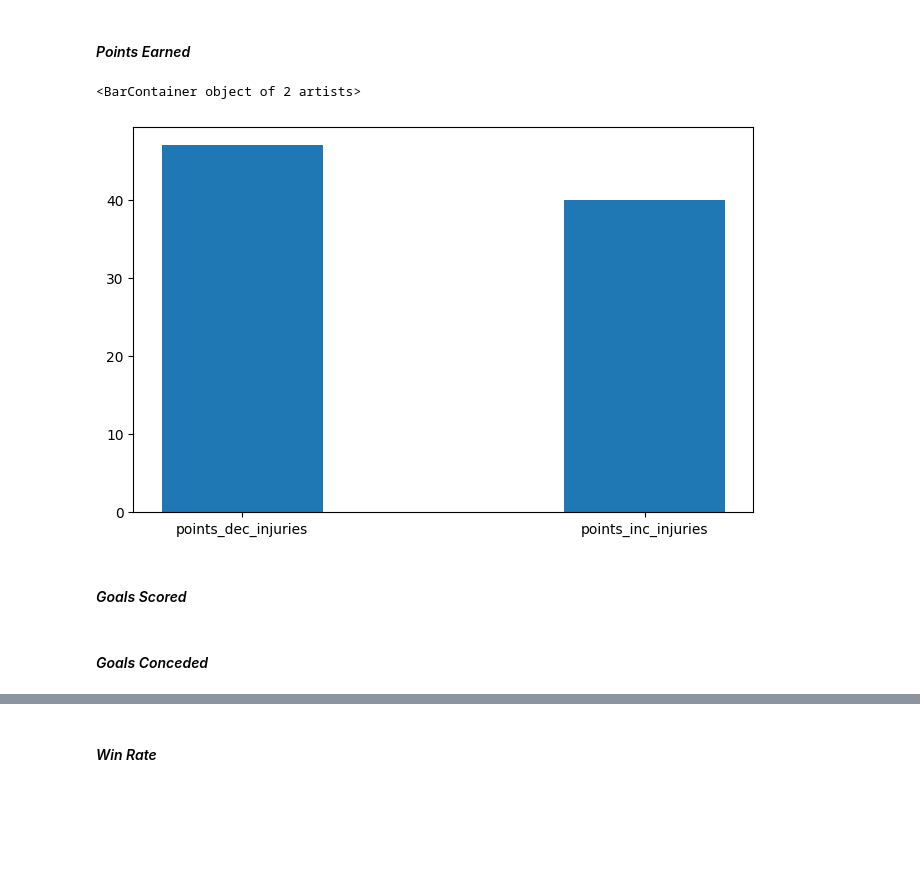
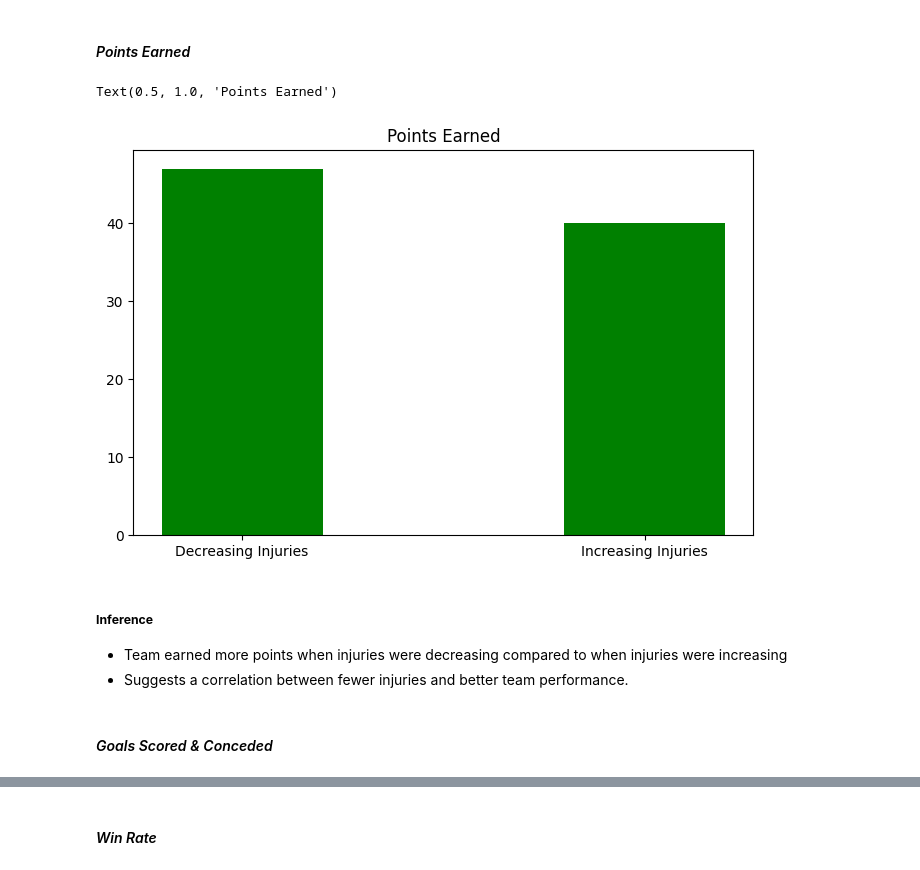
Before and after one commit to CDNamchu/atm-injury-analysis, a Jupyter notebook: injury-analysis/Injury_analysis.ipynb, the cells around one changed output, grey strips where cells are left out. Saved outputs shown, nothing was run; the diff lists cells and outputs as text; code cells hidden in the pictures; blank space fills up the shorter version.

Commit message:
Bar plots added
Bar plots added to the performance metrics sections

```diff
--- a/injury-analysis/Injury_analysis.ipynb
+++ b/injury-analysis/Injury_analysis.ipynb
@@ -248,35 +248,42 @@ Various performance/match metrics will be compared between periods of increasing
 Based on the plots and findings above:\
 _["2023-08 - 2023-09";  "2023-10 - 2023-11";  "2024-01 - 2024-03"] --> Periods of increasing injuries_\
 _["2023-09 - 2023-10";  "2023-11 - 2024-01";  "2024-03 - 2024-05"] --> Periods of decreasing injuries_
+# %%
+# time periods of increasing and decreasing injuries
+period_inc_injuries = [pd.date_range(start="2023-08",end="2023-09"), pd.date_range(start="2023-10",end="2023-11"), pd.date_range(start="2024-01",end0="2024-03")]
+
+period_dec_injuries = [pd.date_range(start="2023-09",end="2023-10"), pd.date_range(start="2023-11",end="2024-01"), pd.date_range(start="2024-03",end="2024-05")]
 # %% [markdown]
 #### _Points Earned_
 # %%
-# time periods of increasing and decreasing injuries
-period_inc_injuries = [pd.date_range(start="2023-08",end="2023-09"), pd.date_range(start="2023-10",end="2023-11"), pd.date_range(start="2024-01",end="2024-03")]
-period_dec_injuries = [pd.date_range(start="2023-09",end="2023-10"), pd.date_range(start="2023-11",end="2024-01"), pd.date_range(start="2024-03",end="2024-05")]
-
 points_inc_injuries = points_dec_injuries = 0
 
 # points accumulated when injuries were increasing
 for date in period_inc_injuries:
     for index, row in matches_df.iterrows():
         if row['Match Date'] in date:
             if row['Result'] == 'Win': points_inc_injuries += 3
             elif row['Result'] == 'Draw': points_inc_injuries += 1
 
 # points accumulated when injuries were decreasing
 for date in period_dec_injuries:
     for index, row in matches_df.iterrows():
         if row['Match Date'] in date:
             if row['Result'] == 'Win': points_dec_injuries += 3
             elif row['Result'] == 'Draw': points_dec_injuries += 1
 
-points_dict = {'points_dec_injuries':points_dec_injuries, 'points_inc_injuries':points_inc_injuries}
+# dictionary to plot
+points_dict = {'Decreasing Injuries':points_dec_injuries, 'Increasing Injuries':points_inc_injuries}
 
 plt.figure(figsize=(8,5))
-plt.bar(list(points_dict.keys()), list(points_dict.values()), width = 0.4)
+plt.bar(list(points_dict.keys()), list(points_dict.values()), width = 0.4, color='green')
+plt.title('Points Earned')
 # %% [output]
-<BarContainer object of 2 artists>
+Text(0.5, 1.0, 'Points Earned')
-[figure, old version]
+[figure, new version]
+# %% [markdown]
+##### __Inference__
+- Team earned more points when injuries were decreasing compared to when injuries were increasing
+- Suggests a correlation between fewer injuries and better team performance.
 # %% [markdown]
-#### _Goals Scored_
+#### _Goals Scored & Conceded_
@@ -285,2 +289,0 @@ pass
-# %% [markdown]
-#### _Goals Conceded_
```
Also changed, not shown: parts of 10 cells of this notebook, 2 other files.
